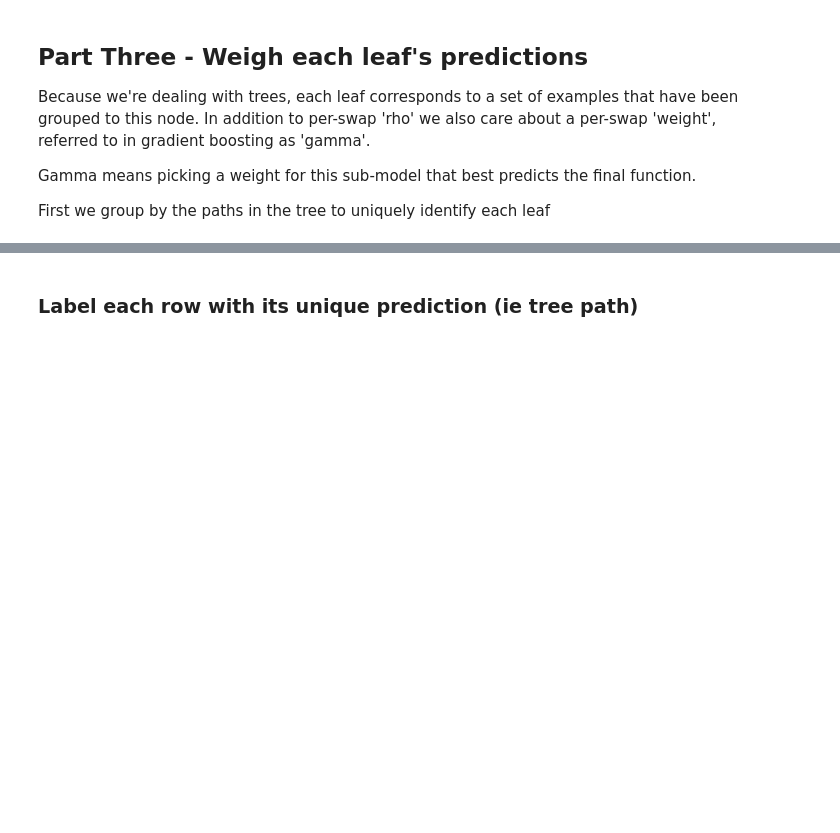
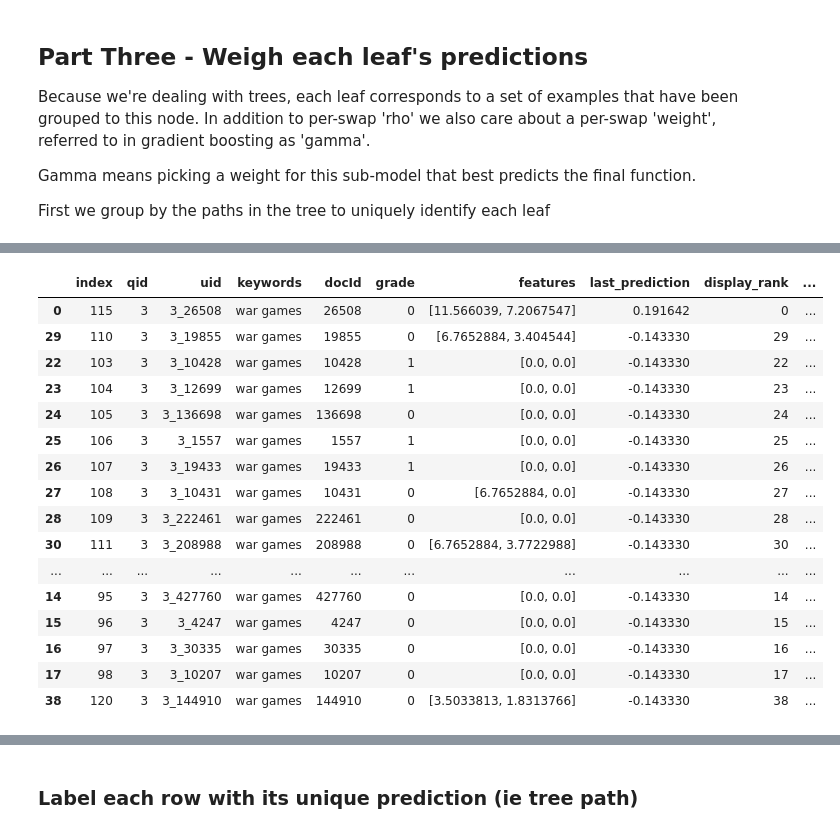
Before and after one commit to o19s/hello-ltr, a Jupyter notebook: notebooks/elasticsearch/tmdb/lambda-mart-in-python.ipynb, the cells around one changed output, grey strips where cells are left out. Saved outputs shown, nothing was run; the diff lists cells and outputs as text; code cells hidden in the pictures; blank space fills up the shorter version.

```diff
--- a/notebooks/elasticsearch/tmdb/lambda-mart-in-python.ipynb
+++ b/notebooks/elasticsearch/tmdb/lambda-mart-in-python.ipynb
@@ -553,3 +679,23 @@ NameError: name 'math' is not defined
+# %%
+lambdas_per_query.loc[3, :].sort_values('last_prediction', ascending=False)
+# %% [output]
+|  | index | qid | uid | keywords | docId | grade | features | last_prediction | display_rank | ... |
+| 0 | 115 | 3 | 3_26508 | war games | 26508 | 0 | [11.566039, 7.2067547] | 0.191642 | 0 | ... |
+| 29 | 110 | 3 | 3_19855 | war games | 19855 | 0 | [6.7652884, 3.404544] | -0.143330 | 29 | ... |
+| 22 | 103 | 3 | 3_10428 | war games | 10428 | 1 | [0.0, 0.0] | -0.143330 | 22 | ... |
+| 23 | 104 | 3 | 3_12699 | war games | 12699 | 1 | [0.0, 0.0] | -0.143330 | 23 | ... |
+| 24 | 105 | 3 | 3_136698 | war games | 136698 | 0 | [0.0, 0.0] | -0.143330 | 24 | ... |
+| 25 | 106 | 3 | 3_1557 | war games | 1557 | 1 | [0.0, 0.0] | -0.143330 | 25 | ... |
+| 26 | 107 | 3 | 3_19433 | war games | 19433 | 1 | [0.0, 0.0] | -0.143330 | 26 | ... |
+| 27 | 108 | 3 | 3_10431 | war games | 10431 | 0 | [6.7652884, 0.0] | -0.143330 | 27 | ... |
+| 28 | 109 | 3 | 3_222461 | war games | 222461 | 0 | [0.0, 0.0] | -0.143330 | 28 | ... |
+| 30 | 111 | 3 | 3_208988 | war games | 208988 | 0 | [6.7652884, 3.7722988] | -0.143330 | 30 | ... |
+| ... | ... | ... | ... | ... | ... | ... | ... | ... | ... | ... |
+| 14 | 95 | 3 | 3_427760 | war games | 427760 | 0 | [0.0, 0.0] | -0.143330 | 14 | ... |
+| 15 | 96 | 3 | 3_4247 | war games | 4247 | 0 | [0.0, 0.0] | -0.143330 | 15 | ... |
+| 16 | 97 | 3 | 3_30335 | war games | 30335 | 0 | [0.0, 0.0] | -0.143330 | 16 | ... |
+| 17 | 98 | 3 | 3_10207 | war games | 10207 | 0 | [0.0, 0.0] | -0.143330 | 17 | ... |
+| 38 | 120 | 3 | 3_144910 | war games | 144910 | 0 | [3.5033813, 1.8313766] | -0.143330 | 38 | ... |
 # %%
 from sklearn.tree import DecisionTreeRegressor
 
```
Also changed, not shown: parts of 16 cells of this notebook.
